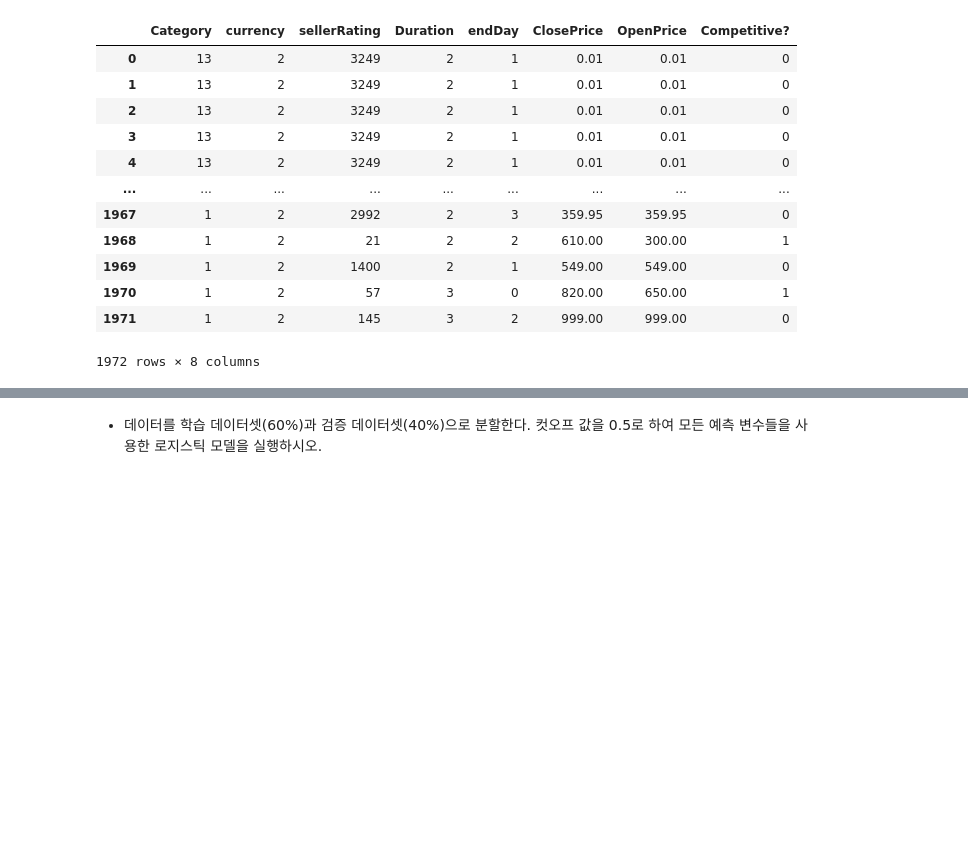
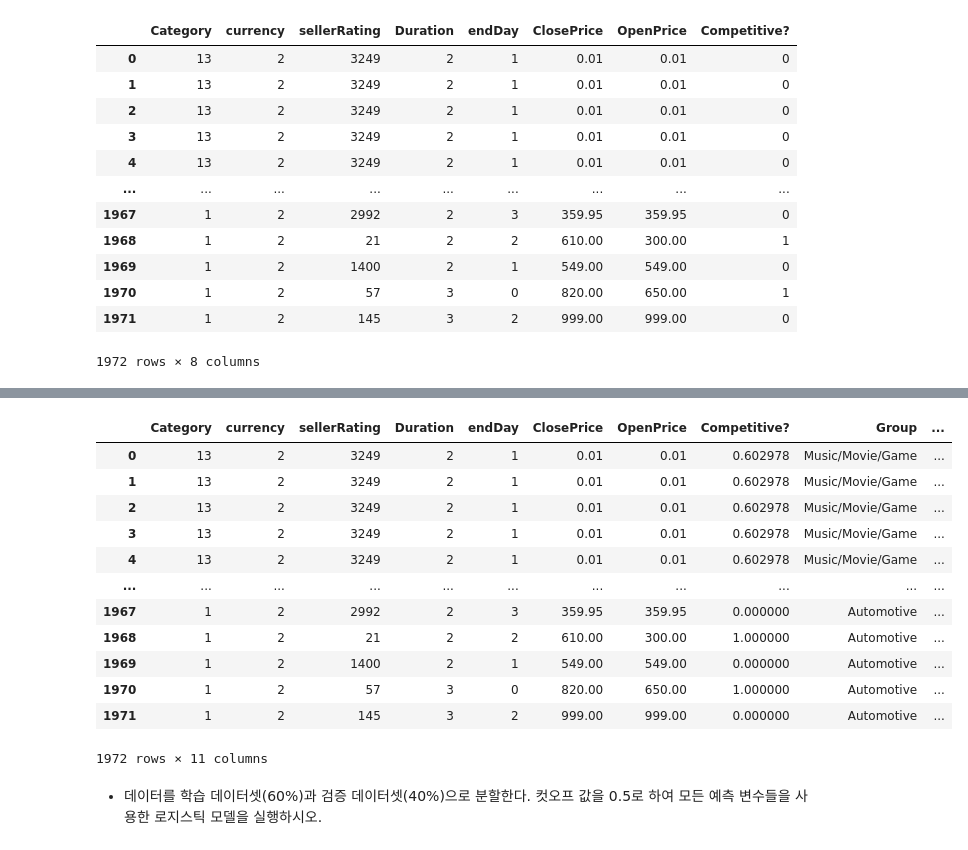
Before and after one commit to sunukkim98/DataAnalysis, a Jupyter notebook: final_project/src/code.ipynb, the cells around one changed output, grey strips where cells are left out. Drawn from its saved outputs; the diff is of its cells as text; code cells hidden in the pictures; blank space fills up the shorter version.

```diff
--- a/final_project/src/code.ipynb
+++ b/final_project/src/code.ipynb
@@ -141,2 +272,32 @@ Duration
+# %%
+'''
+범주형 예측 변수들에 대해서 더비 변수 생성
+범주형 변수: Category, currency, endDay, Duration
+'''
+from sklearn.preprocessing import LabelEncoder
+
+preprocessed_df = eBayAuctions_df.copy()
+le = LabelEncoder()
+preprocessed_df['Category'] = le.fit_transform(preprocessed_df['Category'])
+preprocessed_df['currency'] = le.fit_transform(eBayAuctions_df['currency'])
+preprocessed_df['endDay'] = le.fit_transform(eBayAuctions_df['endDay'])
+preprocessed_df['Duration'] = le.fit_transform(eBayAuctions_df['Duration'])
+preprocessed_df['MergedCategory'] = le.fit_transform(eBayAuctions_df['MergedCategory'])
+preprocessed_df['Merged_endDay'] = le.fit_transform(eBayAuctions_df['Merged_endDay'])
+preprocessed_df
+# %% [output]
+|  | Category | currency | sellerRating | Duration | endDay | ClosePrice | OpenPrice | Competitive? | Group | ... |
+| 0 | 13 | 2 | 3249 | 2 | 1 | 0.01 | 0.01 | 0.602978 | Music/Movie/Game | ... |
+| 1 | 13 | 2 | 3249 | 2 | 1 | 0.01 | 0.01 | 0.602978 | Music/Movie/Game | ... |
+| 2 | 13 | 2 | 3249 | 2 | 1 | 0.01 | 0.01 | 0.602978 | Music/Movie/Game | ... |
+| 3 | 13 | 2 | 3249 | 2 | 1 | 0.01 | 0.01 | 0.602978 | Music/Movie/Game | ... |
+| 4 | 13 | 2 | 3249 | 2 | 1 | 0.01 | 0.01 | 0.602978 | Music/Movie/Game | ... |
+| ... | ... | ... | ... | ... | ... | ... | ... | ... | ... | ... |
+| 1967 | 1 | 2 | 2992 | 2 | 3 | 359.95 | 359.95 | 0.000000 | Automotive | ... |
+| 1968 | 1 | 2 | 21 | 2 | 2 | 610.00 | 300.00 | 1.000000 | Automotive | ... |
+| 1969 | 1 | 2 | 1400 | 2 | 1 | 549.00 | 549.00 | 0.000000 | Automotive | ... |
+| 1970 | 1 | 2 | 57 | 3 | 0 | 820.00 | 650.00 | 1.000000 | Automotive | ... |
+| 1971 | 1 | 2 | 145 | 3 | 2 | 999.00 | 999.00 | 0.000000 | Automotive | ... |
+1972 rows × 11 columns
 # %% [markdown]
 - 데이터를 학습 데이터셋(60%)과 검증 데이터셋(40%)으로 분할한다. 컷오프 값을 0.5로 하여 모든 예측 변수들을 사용한 로지스틱 모델을 실행하시오.
```
Also changed, not shown: parts of 16 cells of this notebook.
